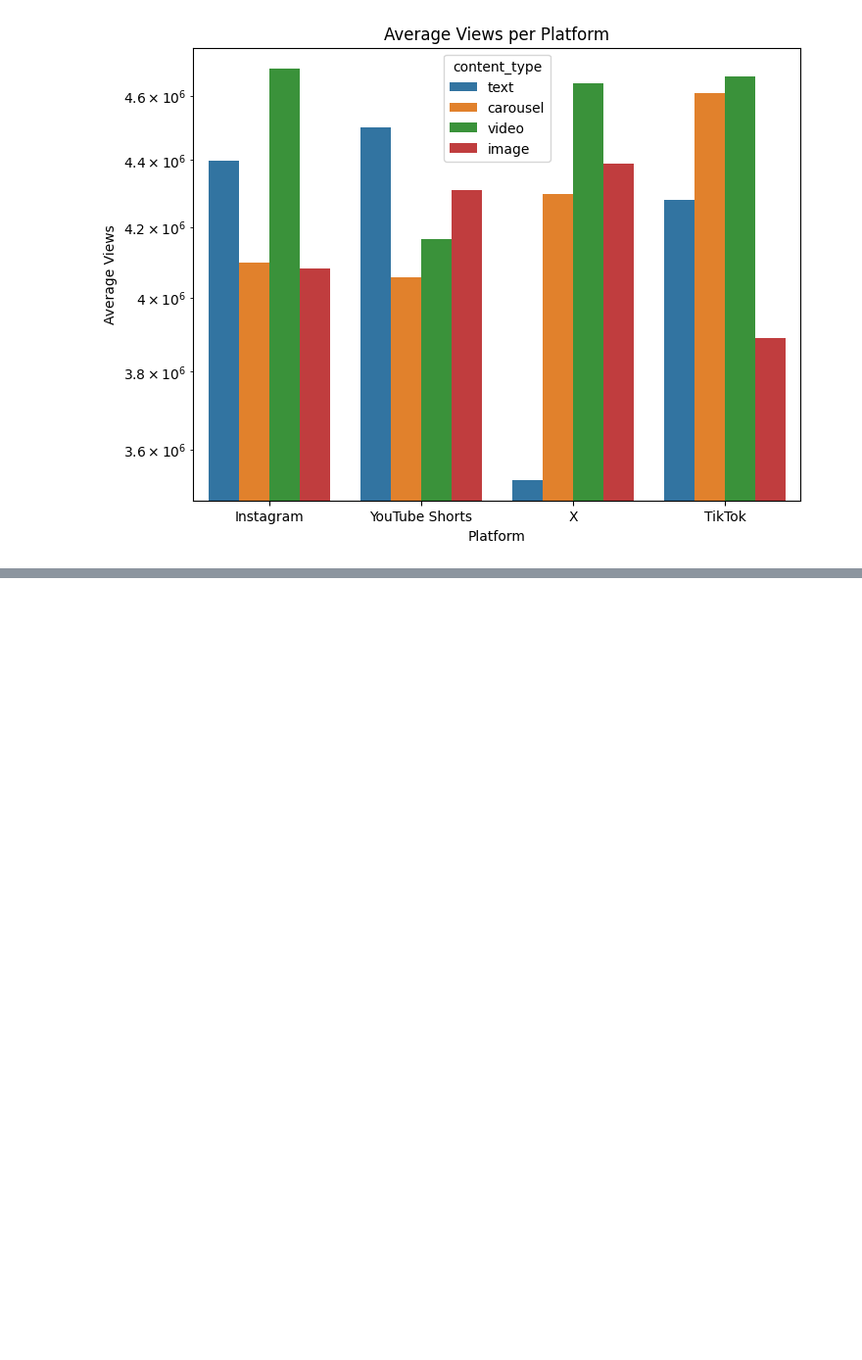
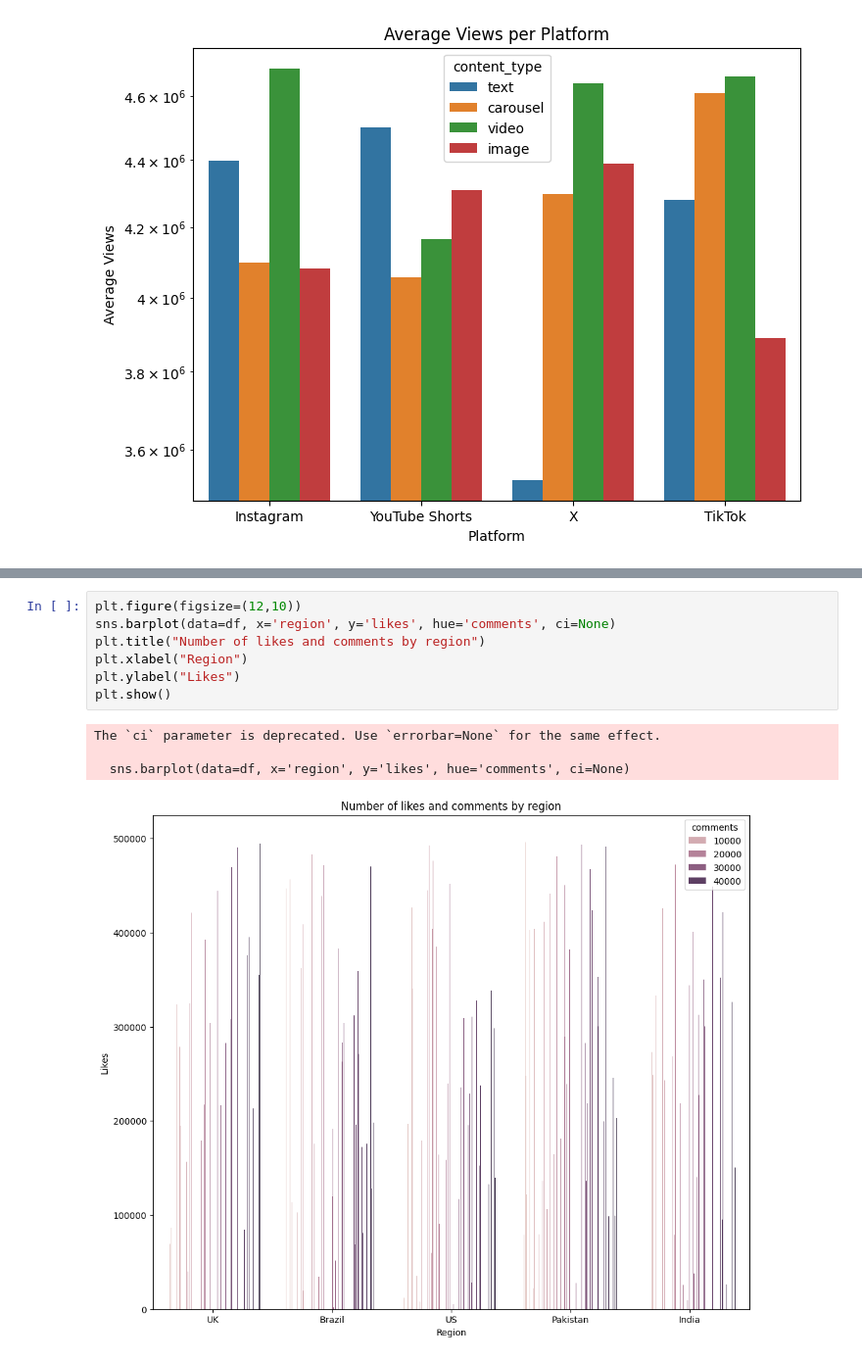
Before and after one commit to mayurimamdi/SocialMediaEDAandAnalysis, a Jupyter notebook: notebooks/EDA.ipynb, the cells around one changed output, grey strips where cells are left out. Shown at 98% size. Saved outputs shown, nothing was run; the diff lists cells and outputs as text; blank space fills up the shorter version.

```diff
--- a/notebooks/EDA.ipynb
+++ b/notebooks/EDA.ipynb
@@ -402,0 +426,12 @@ The `ci` parameter is deprecated. Use `errorbar=None` for the same effect.
+# %%
+plt.figure(figsize=(12,10))
+sns.barplot(data=df, x='region', y='likes', hue='comments', ci=None)
+plt.title("Number of likes and comments by region")
+plt.xlabel("Region")
+plt.ylabel("Likes")
+plt.show()
+# %% [output]
+The `ci` parameter is deprecated. Use `errorbar=None` for the same effect.
+
+  sns.barplot(data=df, x='region', y='likes', hue='comments', ci=None)
+[figure, added]
```
Also changed, not shown: parts of 19 cells of this notebook.
